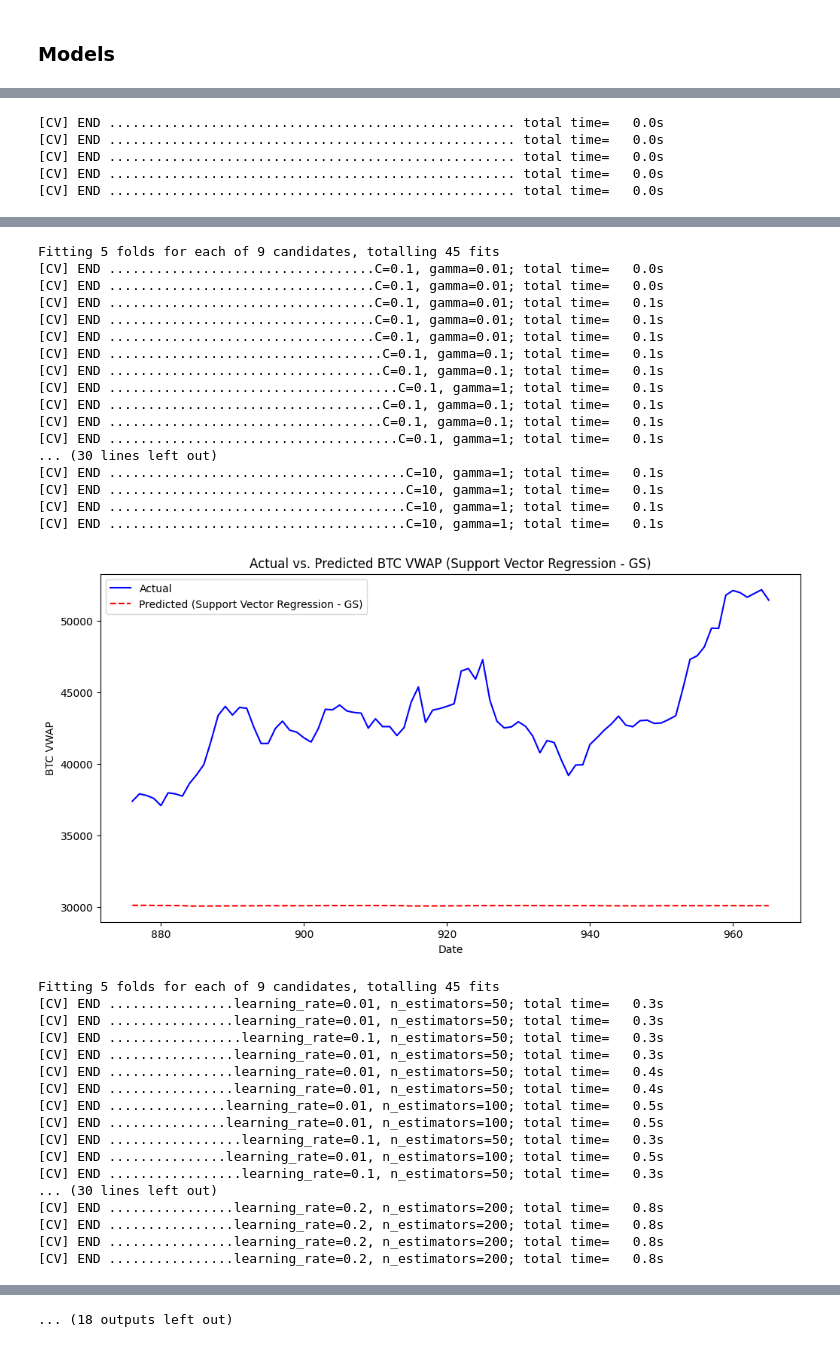
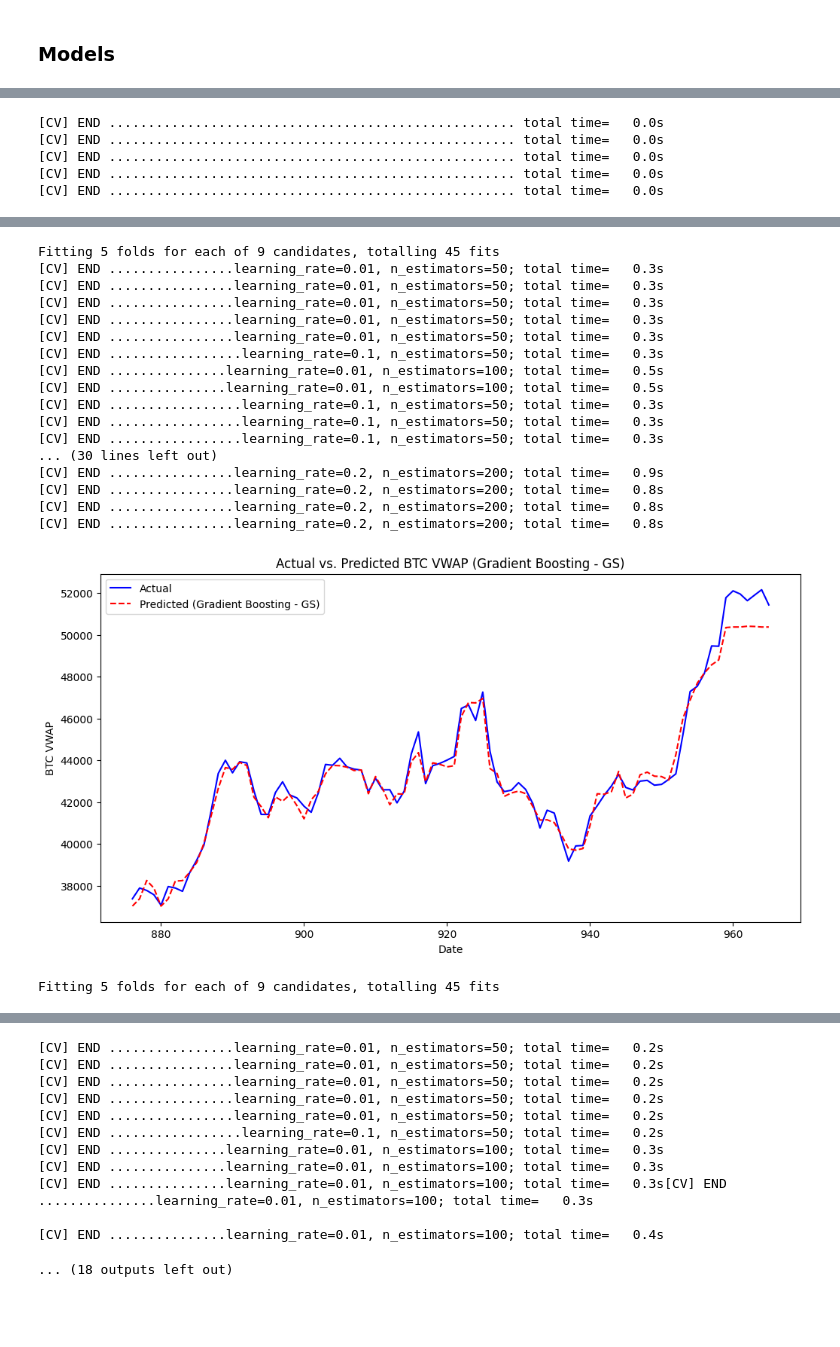
Before and after one commit to muratmertguler/MLOps, a Jupyter notebook: src/Models/ml_models.ipynb, the cells around one changed output, grey strips where cells are left out. Drawn from its saved outputs; the diff is of its cells as text; code cells hidden in the pictures; blank space fills up the shorter version.

```diff
--- a/src/Models/ml_models.ipynb
+++ b/src/Models/ml_models.ipynb
@@ -47,7 +44,6 @@ models = {
     'Linear Regression': LinearRegression(),
     'Decision Tree': DecisionTreeRegressor(),
     'Random Forest': RandomForestRegressor(),
-    'Support Vector Regression': SVR(),
     'Gradient Boosting': GradientBoostingRegressor(),
     'XGBoost': XGBRegressor(),
     'LightGBM': LGBMRegressor(),
@@ -59,7 +55,6 @@ param_grids = {
     'Linear Regression': {},
     'Decision Tree': {'max_depth': [None, 5, 10, 15]},
     'Random Forest': {'n_estimators': [50, 100, 200], 'max_depth': [None, 5, 10, 15]},
-    'Support Vector Regression': {'C': [0.1, 1, 10], 'gamma': [0.01, 0.1, 1]},
     'Gradient Boosting': {'n_estimators': [50, 100, 200], 'learning_rate': [0.01, 0.1, 0.2]},
     'XGBoost': {'n_estimators': [50, 100, 200], 'learning_rate': [0.01, 0.1, 0.2]},
     'LightGBM': {'n_estimators': [50, 100, 200], 'learning_rate': [0.01, 0.1, 0.2]},
@@ -95,12 +90,12 @@ for model_name, model in models.items():
     # En iyi modelle tahmin yapma
     y_pred_train_gs = best_model.predict(X_train)
     y_pred_test_gs = best_model.predict(X_test)
-    y_pred_valid_gs = best_model.predict(valid_X)
+    y_pred_valid = best_model.predict(valid_X)
 
     # RMSE ve MAE hesaplamaları
-    rmse_gs = np.sqrt(mean_squared_error(valid_y, y_pred_valid_gs))
-    mae_gs = mean_absolute_error(valid_y, y_pred_valid_gs)
-    mape = np.mean(np.abs((valid_y - y_pred_valid_gs) / valid_y)) * 100
+    rmse_gs = np.sqrt(mean_squared_error(valid_y, y_pred_valid))
+    mae_gs = mean_absolute_error(valid_y, y_pred_valid)
+    mape = np.mean(np.abs((valid_y - y_pred_valid) / valid_y)) * 100
 
     # Skoru listeye ekleme
     mape_scores.append((model_name, mape))
@@ -110,7 +105,7 @@ for model_name, model in models.items():
     # Tahminlerin gerçek değerlerle karşılaştırılması için grafikleştirme
     plt.figure(figsize=(12, 6))
     plt.plot(data.index[-len(valid_y):], valid_y, label='Actual', color='blue')
-    plt.plot(data.index[-len(valid_y):], y_pred_valid_gs, label=f'Predicted ({model_name} - GS)', linestyle='dashed', color='red')
+    plt.plot(data.index[-len(valid_y):], y_pred_valid, label=f'Predicted ({model_name} - GS)', linestyle='dashed', color='red')
     plt.title(f'Actual vs. Predicted BTC VWAP ({model_name} - GS)')
     plt.xlabel('Date')
     plt.ylabel('BTC VWAP')
@@ -178,36 +173,20 @@ Fitting 5 folds for each of 12 candidates, totalling 60 fits
 [figure]
 Fitting 5 folds for each of 9 candidates, totalling 45 fits
-[CV] END ..................................C=0.1, gamma=0.01; total time=   0.0s
-[CV] END ..................................C=0.1, gamma=0.01; total time=   0.0s
-[CV] END ..................................C=0.1, gamma=0.01; total time=   0.1s
-[CV] END ..................................C=0.1, gamma=0.01; total time=   0.1s
-[CV] END ..................................C=0.1, gamma=0.01; total time=   0.1s
-[CV] END ...................................C=0.1, gamma=0.1; total time=   0.1s
-[CV] END ...................................C=0.1, gamma=0.1; total time=   0.1s
-[CV] END .....................................C=0.1, gamma=1; total time=   0.1s
-[CV] END ...................................C=0.1, gamma=0.1; total time=   0.1s
-[CV] END ...................................C=0.1, gamma=0.1; total time=   0.1s
-[CV] END .....................................C=0.1, gamma=1; total time=   0.1s
+[CV] END ................learning_rate=0.01, n_estimators=50; total time=   0.3s
+[CV] END ................learning_rate=0.01, n_estimators=50; total time=   0.3s
+[CV] END ................learning_rate=0.01, n_estimators=50; total time=   0.3s
+[CV] END ................learning_rate=0.01, n_estimators=50; total time=   0.3s
+[CV] END ................learning_rate=0.01, n_estimators=50; total time=   0.3s
+[CV] END .................learning_rate=0.1, n_estimators=50; total time=   0.3s
+[CV] END ...............learning_rate=0.01, n_estimators=100; total time=   0.5s
+[CV] END ...............learning_rate=0.01, n_estimators=100; total time=   0.5s
+[CV] END .................learning_rate=0.1, n_estimators=50; total time=   0.3s
+[CV] END .................learning_rate=0.1, n_estimators=50; total time=   0.3s
+[CV] END .................learning_rate=0.1, n_estimators=50; total time=   0.3s
 ... (30 lines left out)
-[CV] END ......................................C=10, gamma=1; total time=   0.1s
-[CV] END ......................................C=10, gamma=1; total time=   0.1s
-[CV] END ......................................C=10, gamma=1; total time=   0.1s
-[CV] END ......................................C=10, gamma=1; total time=   0.1s
+[CV] END ................learning_rate=0.2, n_estimators=200; total time=   0.9s
+[CV] END ................learning_rate=0.2, n_estimators=200; total time=   0.8s
+[CV] END ................learning_rate=0.2, n_estimators=200; total time=   0.8s
+[CV] END ................learning_rate=0.2, n_estimators=200; total time=   0.8s
-[figure, old version]
+[figure, new version]
 Fitting 5 folds for each of 9 candidates, totalling 45 fits
-[CV] END ................learning_rate=0.01, n_estimators=50; total time=   0.3s
-[CV] END ................learning_rate=0.01, n_estimators=50; total time=   0.3s
-[CV] END .................learning_rate=0.1, n_estimators=50; total time=   0.3s
-[CV] END ................learning_rate=0.01, n_estimators=50; total time=   0.3s
-[CV] END ................learning_rate=0.01, n_estimators=50; total time=   0.4s
-[CV] END ................learning_rate=0.01, n_estimators=50; total time=   0.4s
-[CV] END ...............learning_rate=0.01, n_estimators=100; total time=   0.5s
-[CV] END ...............learning_rate=0.01, n_estimators=100; total time=   0.5s
-[CV] END .................learning_rate=0.1, n_estimators=50; total time=   0.3s
-[CV] END ...............learning_rate=0.01, n_estimators=100; total time=   0.5s
-[CV] END .................learning_rate=0.1, n_estimators=50; total time=   0.3s
-... (30 lines left out)
-[CV] END ................learning_rate=0.2, n_estimators=200; total time=   0.8s
-[CV] END ................learning_rate=0.2, n_estimators=200; total time=   0.8s
-[CV] END ................learning_rate=0.2, n_estimators=200; total time=   0.8s
-[CV] END ................learning_rate=0.2, n_estimators=200; total time=   0.8s
@@ -215 +193,12 @@ Fitting 5 folds for each of 9 candidates, totalling 45 fits
-... (18 outputs left out)
+[CV] END ................learning_rate=0.01, n_estimators=50; total time=   0.2s
+[CV] END ................learning_rate=0.01, n_estimators=50; total time=   0.2s
+[CV] END ................learning_rate=0.01, n_estimators=50; total time=   0.2s
+[CV] END ................learning_rate=0.01, n_estimators=50; total time=   0.2s
+[CV] END ................learning_rate=0.01, n_estimators=50; total time=   0.2s
+[CV] END .................learning_rate=0.1, n_estimators=50; total time=   0.2s
+[CV] END ...............learning_rate=0.01, n_estimators=100; total time=   0.3s
+[CV] END ...............learning_rate=0.01, n_estimators=100; total time=   0.3s
+[CV] END ...............learning_rate=0.01, n_estimators=100; total time=   0.3s[CV] END ...............learning_rate=0.01, n_estimators=100; total time=   0.3s
+
+[CV] END ...............learning_rate=0.01, n_estimators=100; total time=   0.4s
+... (18 outputs left out)
```
Also changed, not shown: parts of 6 cells of this notebook, 4 other files.
